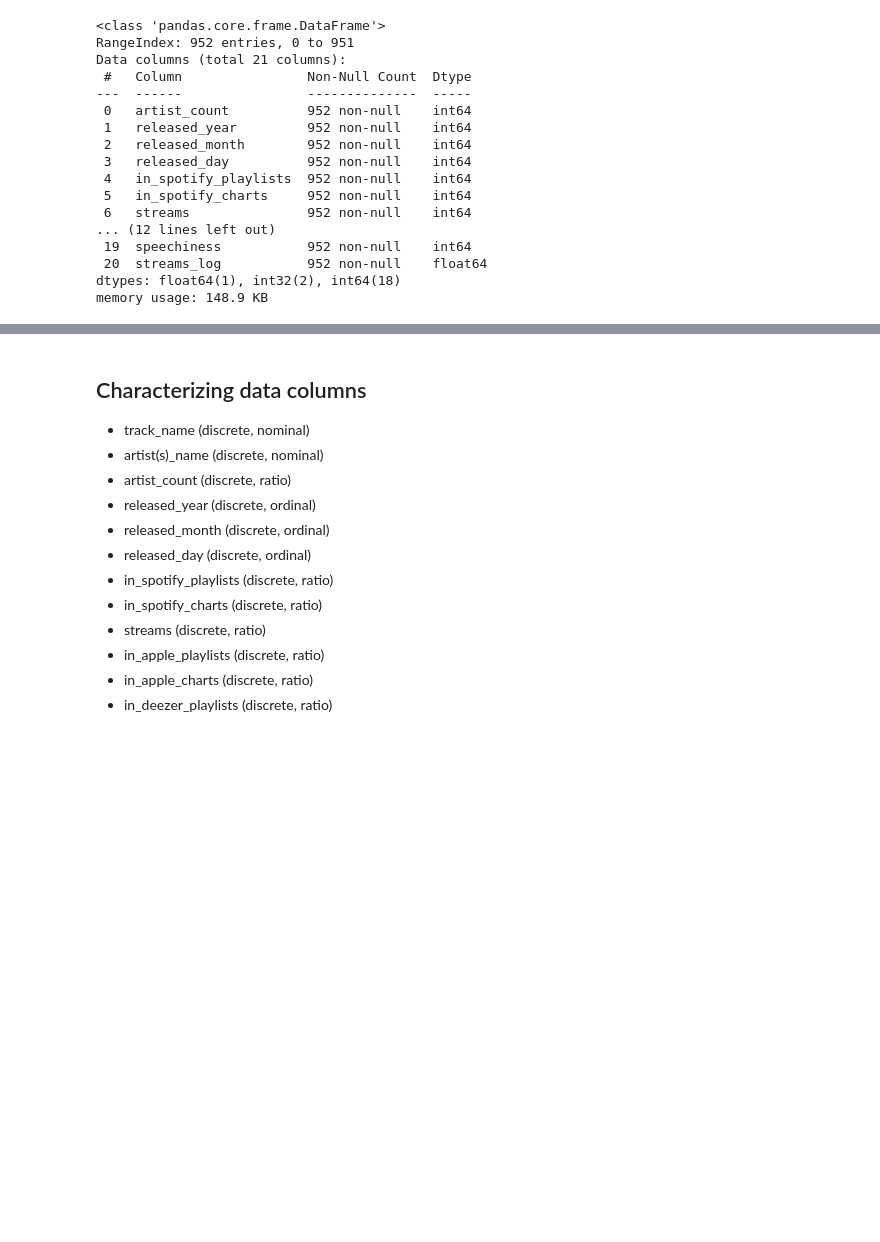
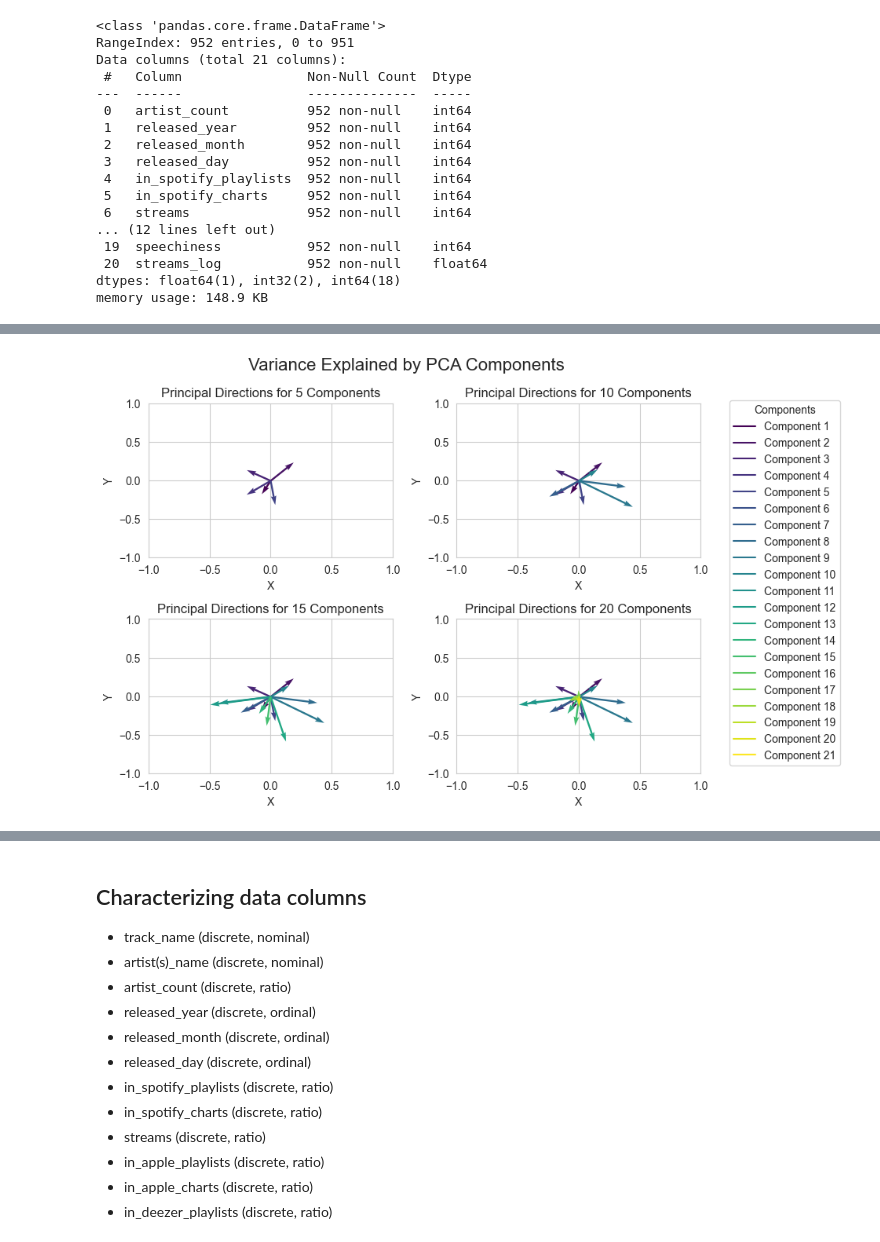
Before and after one commit to AfonsoCunha22/intro_ML_DM, a Jupyter notebook: test.ipynb, the cells around one changed output, grey strips where cells are left out. Cells and saved outputs as stored; diff of their text form; code cells hidden in the pictures; blank space fills up the shorter version.

```diff
--- a/test.ipynb
+++ b/test.ipynb
@@ -234,0 +232,47 @@ Number of components    20      total variance  1.0000000000000002
+# %%
+# PCA Directions
+def plot_PCA_directions(data_numeric, numbers):
+    data_scaled = StandardScaler().fit_transform(data_numeric)
+
+    n_plots = len(numbers)
+    n_cols = min(n_plots, 2)
+    n_rows = (n_plots + n_cols - 1) // n_cols
+
+    fig, axes = plt.subplots(n_rows, n_cols, figsize=(8, 6))
+    fig.subplots_adjust(hspace=0.7)
+
+    component_colors = plt.cm.viridis(np.linspace(0, 1, max(numbers) + 1))
+
+    for i, number in enumerate(numbers):
+        row = i // n_cols
+        col = i % n_cols
+
+        pca = PCA(n_components=number)
+        pca.fit_transform(data_scaled)
+        principal_direction = pca.components_
+
+        ax = axes[row, col]
+        ax.set_title(f"Principal Directions for {number} Components")
+        for j, direction in enumerate(principal_direction):
+            color = component_colors[j]
+            ax.quiver(0, 0, direction[0], direction[1], angles='xy', scale_units='xy', scale=1.0, color=color, label=f"Component {j + 1}")
+        ax.set_xlim(-1, 1)
+        ax.set_ylim(-1, 1)
+        ax.set_xlabel("X")
+        ax.set_ylabel("Y")
+
+    common_legend = fig.legend(handles=[plt.Line2D([0], [0], color=component_colors[i], label=f"Component {i + 1}") for i in range(max(numbers) + 1)], title="Components", loc='upper right', bbox_to_anchor=(1.2, 0.9))
+    for handle in common_legend.legendHandles:
+        handle.set_visible(True)
+
+    for i in range(n_plots, n_rows * n_cols):
+        fig.delaxes(axes.flatten()[i])
+
+    plt.suptitle("Variance Explained by PCA Components", fontsize=16)
+    plt.tight_layout()
+    plt.show()
+    plt.show()
+
+plot_PCA_directions(data_numeric=data_numeric, numbers=numbers)
+# %% [output]
+[figure, added]
```
Also changed, not shown: parts of 9 cells of this notebook.
